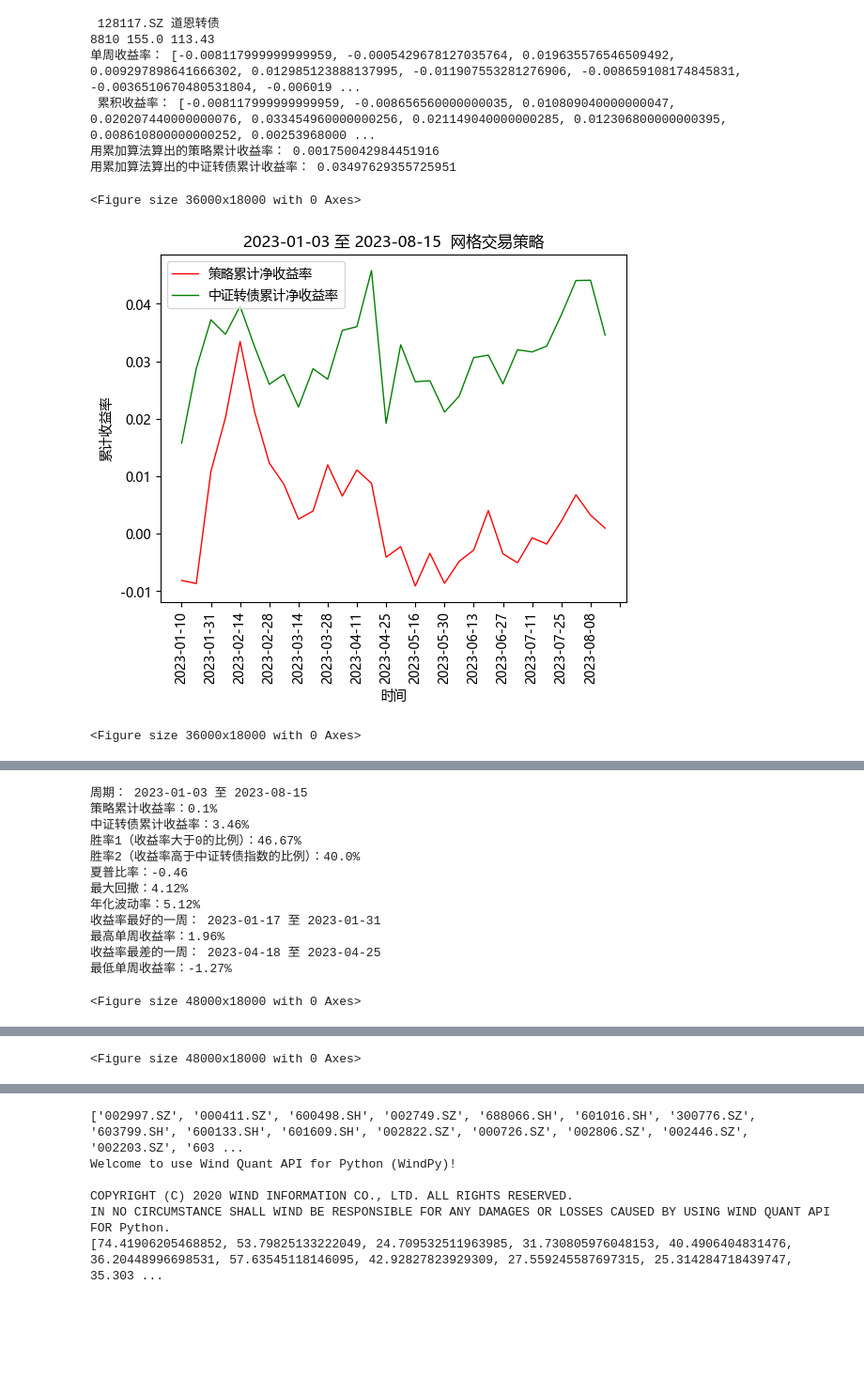
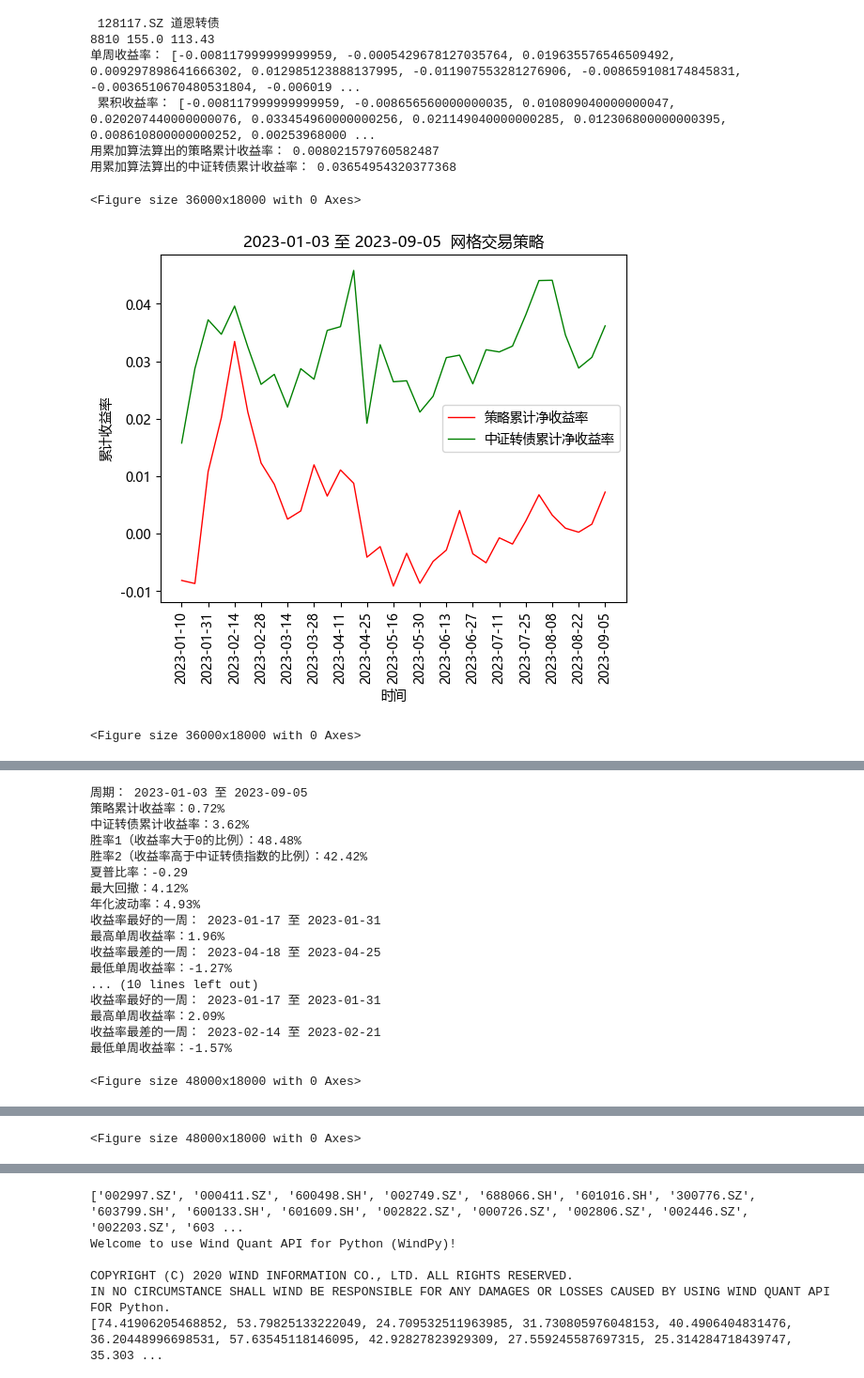
Before and after one commit to Big-ZhangCG/DB_FROM_20230811, a Jupyter notebook: mywork_ByZCG/mywork_网格交易法_实验阶段.ipynb, the cells around one changed output, grey strips where cells are left out. Shown at 94% size. Cells and saved outputs as stored; diff of their text form; code cells hidden in the pictures; blank space fills up the shorter version.

```diff
--- a/mywork_ByZCG/mywork_网格交易法_实验阶段.ipynb
+++ b/mywork_ByZCG/mywork_网格交易法_实验阶段.ipynb
@@ -322,7 +322,7 @@ print(A_DF[(A_DF['date']=='2022-01-04') & (A_DF['lowest_price_n_days']>=0)])
 import bisect
 
 start_day = '2023-01-03'
-end_day = '2023-08-17'
+end_day = '2023-09-07'
 which_day = 'tue'
 
 # 先实验对某一只转债进行网格化交易
@@ -330,10 +330,11 @@ which_day = 'tue'
 # 选债方法剔除掉目前价格过高的转债（存在下跌的风险），按回测开始日期前半年的正股年化波动率由高到低排序
 # 113594.SH  113621.SH  127046.SZ  123088.SZ  113629.SH  127052.SZ  123121.SZ
 trade_bond_code_list = ['128117.SZ', '123088.SZ', '123038.SZ', '127028.SZ', '113600.SH', '123145.SZ', '128042.SZ', '113636.SH', '123120.SZ']
-trade_bond_code_list = ['128117.SZ', '123088.SZ', '123038.SZ']
+
 
 for trade_bond_code in trade_bond_code_list:
-    print('\n', trade_bond_code, B_DF.loc[B_DF['bond_code']==trade_bond_code, 'cn'].to_string(index=False))
+    trade_bond_name = B_DF.loc[B_DF['bond_code']==trade_bond_code, 'cn'].to_string(index=False)
+    print('\n', trade_bond_code, trade_bond_name)
     # 需要交易的转债只数
     trade_bond_code_count = 1
 
@@ -402,35 +403,38 @@ for trade_bond_code in trade_bond_code_list:
             # 第一天换仓时
             total_money_list.append(initial_money)
             current_money = initial_money - get_current_total_money(day, 0, all_date_positon_details[day], A_DF)
         else:
             current_total_money = get_current_total_money(day, current_money, all_date_positon_details[day_list[i-1]], A_DF)
             current_money = current_total_money - get_current_total_money(day, 0, all_date_positon_details[day], A_DF)
             if day in test_day_list:
                 total_money_list.append(current_total_money)
 
     profit = [total_money_list[i] / total_money_list[i-1] - 1 for i in range(1, len(total_money_list))]
 
     weekly_return, cumulative_return, zi_weekly_return, zi_cumulative_return = display(profit, test_day_list, C_DF, '网格交易策略', tick_spacing = 2)
     calculate_indicators(test_day_list, weekly_return, cumulative_return, zi_weekly_return, zi_cumulative_return)
 
 
     # 直接买（不用网格交易）的收益率
     close_list = list(A_DF[(A_DF['date'].isin(test_day_list)) & (A_DF['bond_code'] == trade_bond_code)]['dp'])
     close_weekly_return = [close_list[i] / close_list[i-1] - 1 for i in range(1, len(close_list))]
     close_cumulative_return = [close_list[i] / close_list[0] - 1 for i in range(1, len(close_list))]
 
     profit_dict = {'使用网格交易策略' : {'weekly_return' : weekly_return, 'cumulative_return' : cumulative_return},
                    '直接买入转债并持有' : {'weekly_return' : close_weekly_return, 'cumulative_return' : close_cumulative_return}}
     trade_dates_list = test_day_list
 
-    display_multiple_strategies(profit_dict, trade_dates_list, zi_weekly_return, zi_cumulative_return, photo_title = '各策略收益对比图', tick_spacing = 5)
+    print('\n')
+    calculate_indicators(test_day_list, close_weekly_return, close_cumulative_return, zi_weekly_return, zi_cumulative_return)
+
+    display_multiple_strategies(profit_dict, trade_dates_list, zi_weekly_return, zi_cumulative_return, photo_title = trade_bond_name + ',各策略收益对比图', tick_spacing = 5)
 # %% [output]
  128117.SZ 道恩转债
 8810 155.0 113.43
 单周收益率： [-0.008117999999999959, -0.0005429678127035764, 0.019635576546509492, 0.009297898641666302, 0.012985123888137995, -0.011907553281276906, -0.008659108174845831, -0.0036510670480531804, -0.006019 ...
  累积收益率： [-0.008117999999999959, -0.008656560000000035, 0.010809040000000047, 0.020207440000000076, 0.033454960000000256, 0.021149040000000285, 0.012306800000000395, 0.008610800000000252, 0.00253968000 ...
-用累加算法算出的策略累计收益率： 0.001750042984451916
-用累加算法算出的中证转债累计收益率： 0.03497629355725951
+用累加算法算出的策略累计收益率： 0.008021579760582487
+用累加算法算出的中证转债累计收益率： 0.03654954320377368
 <Figure size 36000x18000 with 0 Axes>
-[figure, old version]
+[figure, new version]
 <Figure size 36000x18000 with 0 Axes>
@@ -438,13 +442,18 @@ for trade_bond_code in trade_bond_code_list:
-周期： 2023-01-03 至 2023-08-15
-策略累计收益率：0.1%
-中证转债累计收益率：3.46%
-胜率1（收益率大于0的比例）：46.67%
-胜率2（收益率高于中证转债指数的比例）：40.0%
-夏普比率：-0.46
+周期： 2023-01-03 至 2023-09-05
+策略累计收益率：0.72%
+中证转债累计收益率：3.62%
+胜率1（收益率大于0的比例）：48.48%
+胜率2（收益率高于中证转债指数的比例）：42.42%
+夏普比率：-0.29
 最大回撤：4.12%
-年化波动率：5.12%
+年化波动率：4.93%
 收益率最好的一周： 2023-01-17 至 2023-01-31
 最高单周收益率：1.96%
 收益率最差的一周： 2023-04-18 至 2023-04-25
 最低单周收益率：-1.27%
+... (10 lines left out)
+收益率最好的一周： 2023-01-17 至 2023-01-31
+最高单周收益率：2.09%
+收益率最差的一周： 2023-02-14 至 2023-02-21
+最低单周收益率：-1.57%
 <Figure size 48000x18000 with 0 Axes>
```
Also changed, not shown: parts of 2 cells of this notebook, 5 other files.
